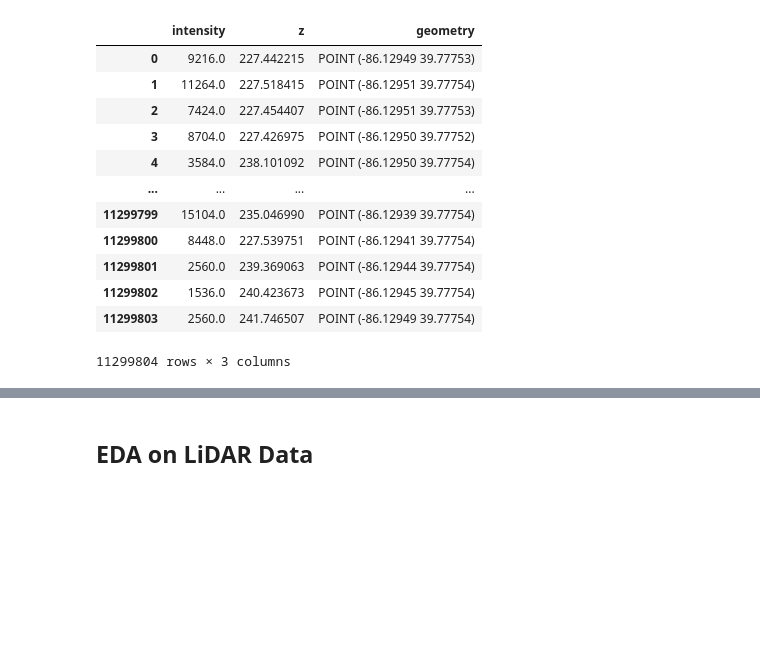
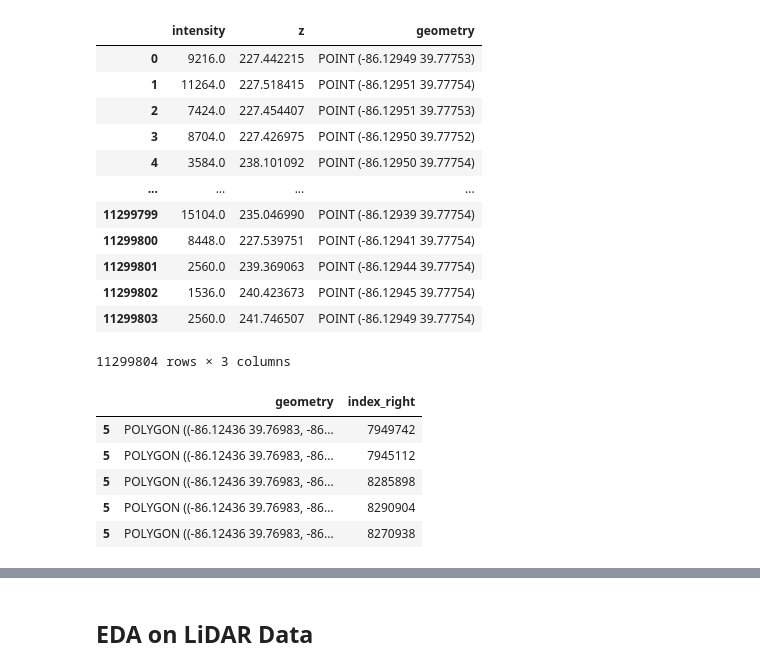
Before and after one commit to zach-brown-18/is-it-abandoned, a Jupyter notebook: Data_ingestion.ipynb, the cells around one changed output, grey strips where cells are left out. Cells and saved outputs as stored; diff of their text form; code cells hidden in the pictures; blank space fills up the shorter version.

```diff
--- a/Data_ingestion.ipynb
+++ b/Data_ingestion.ipynb
@@ -144,3 +146,17 @@ gdf_4326
 | 11299802 | 1536.0 | 240.423673 | POINT (-86.12945 39.77754) |
 | 11299803 | 2560.0 | 241.746507 | POINT (-86.12949 39.77754) |
 11299804 rows × 3 columns
+# %%
+# Identify points that lie within an abandoned structure
+points = gdf_abandoned_filtered[['geometry']]
+shapes = gdf_4326[['geometry']]
+
+pointInPolys = gp.sjoin(points, shapes, how='left')
+pointInPolys.head()
+# %% [output]
+|  | geometry | index_right |
+| 5 | POLYGON ((-86.12436 39.76983, -86... | 7949742 |
+| 5 | POLYGON ((-86.12436 39.76983, -86... | 7945112 |
+| 5 | POLYGON ((-86.12436 39.76983, -86... | 8285898 |
+| 5 | POLYGON ((-86.12436 39.76983, -86... | 8290904 |
+| 5 | POLYGON ((-86.12436 39.76983, -86... | 8270938 |
```
Also changed, not shown: parts of 5 cells of this notebook, 6 other files.
